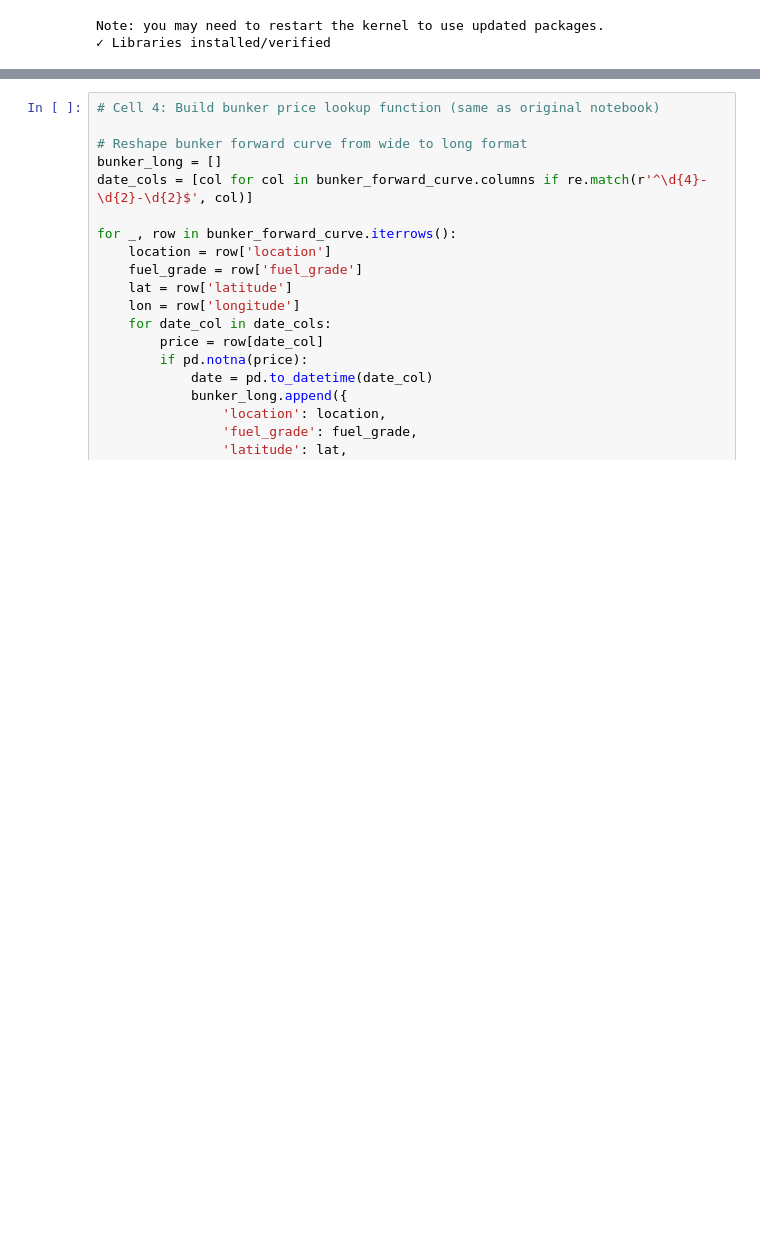
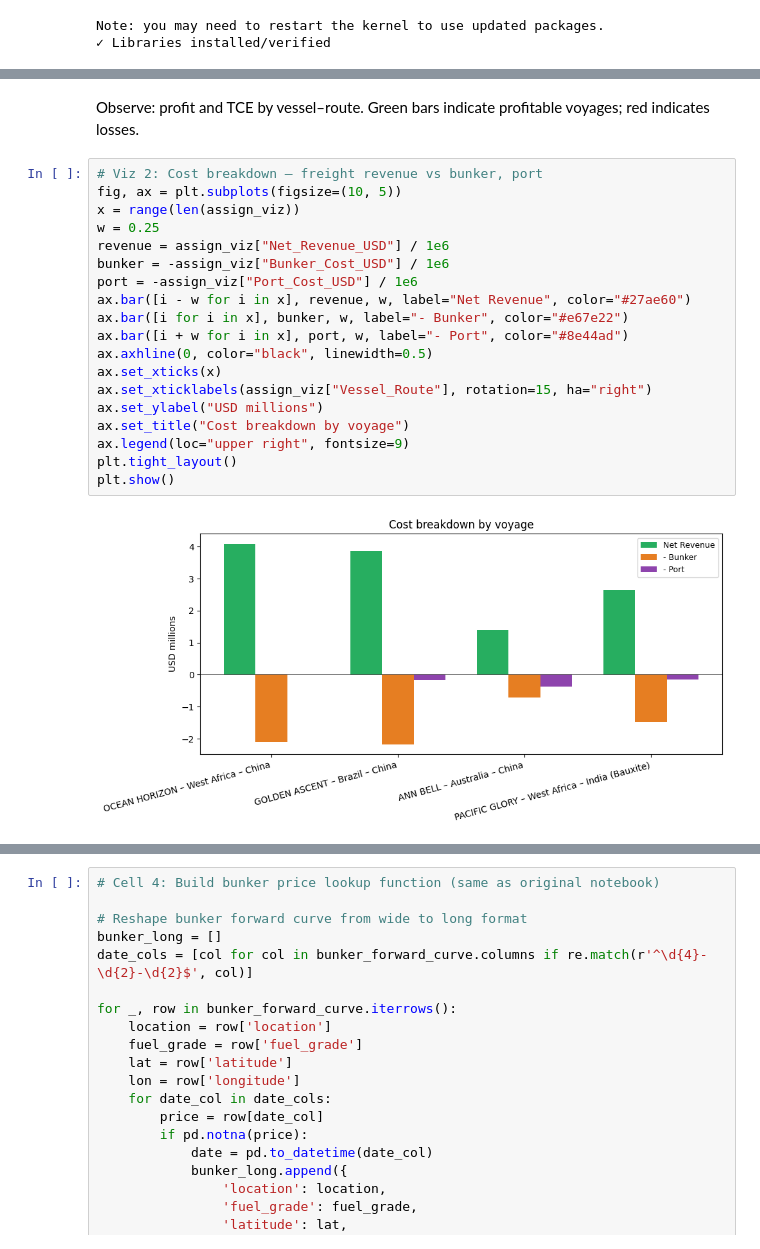
Before and after one commit to royzhack/cargill-hackathon, a Jupyter notebook: vessel_cargo_optimization_multileg.ipynb, the cells around one changed output, grey strips where cells are left out. Cells and saved outputs as stored; diff of their text form; blank space fills up the shorter version.

```diff
--- a/vessel_cargo_optimization_multileg.ipynb
+++ b/vessel_cargo_optimization_multileg.ipynb
@@ -94,0 +189,23 @@ Freight routes: 4
+# %% [markdown]
+Observe: profit and TCE by vessel–route. Green bars indicate profitable voyages; red indicates losses.
+# %%
+# Viz 2: Cost breakdown – freight revenue vs bunker, port
+fig, ax = plt.subplots(figsize=(10, 5))
+x = range(len(assign_viz))
+w = 0.25
+revenue = assign_viz["Net_Revenue_USD"] / 1e6
+bunker = -assign_viz["Bunker_Cost_USD"] / 1e6
+port = -assign_viz["Port_Cost_USD"] / 1e6
+ax.bar([i - w for i in x], revenue, w, label="Net Revenue", color="#27ae60")
+ax.bar([i for i in x], bunker, w, label="- Bunker", color="#e67e22")
+ax.bar([i + w for i in x], port, w, label="- Port", color="#8e44ad")
+ax.axhline(0, color="black", linewidth=0.5)
+ax.set_xticks(x)
+ax.set_xticklabels(assign_viz["Vessel_Route"], rotation=15, ha="right")
+ax.set_ylabel("USD millions")
+ax.set_title("Cost breakdown by voyage")
+ax.legend(loc="upper right", fontsize=9)
+plt.tight_layout()
+plt.show()
+# %% [output]
+[figure, added]
```
Also changed, not shown: parts of 35 cells of this notebook, 17 other files.
